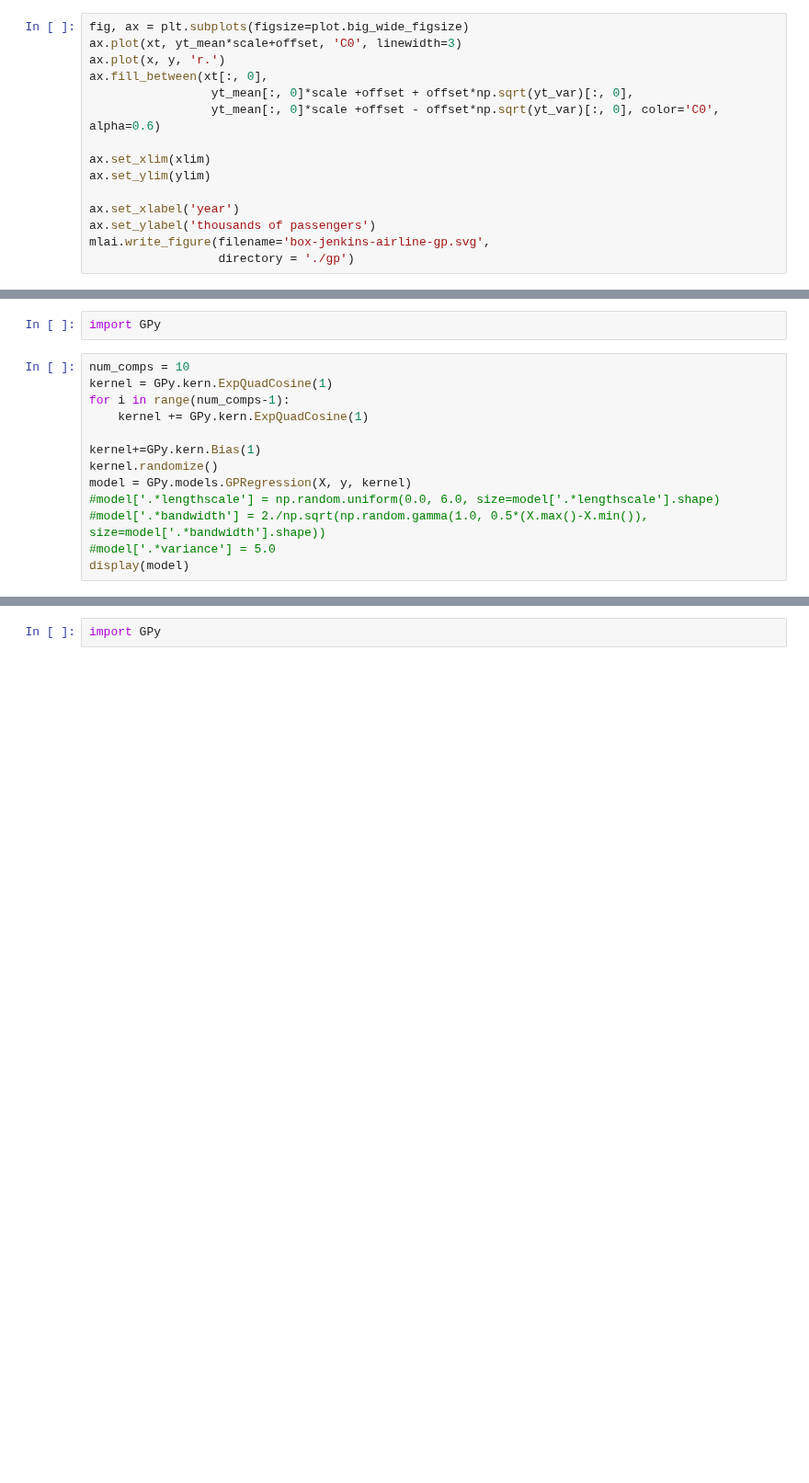
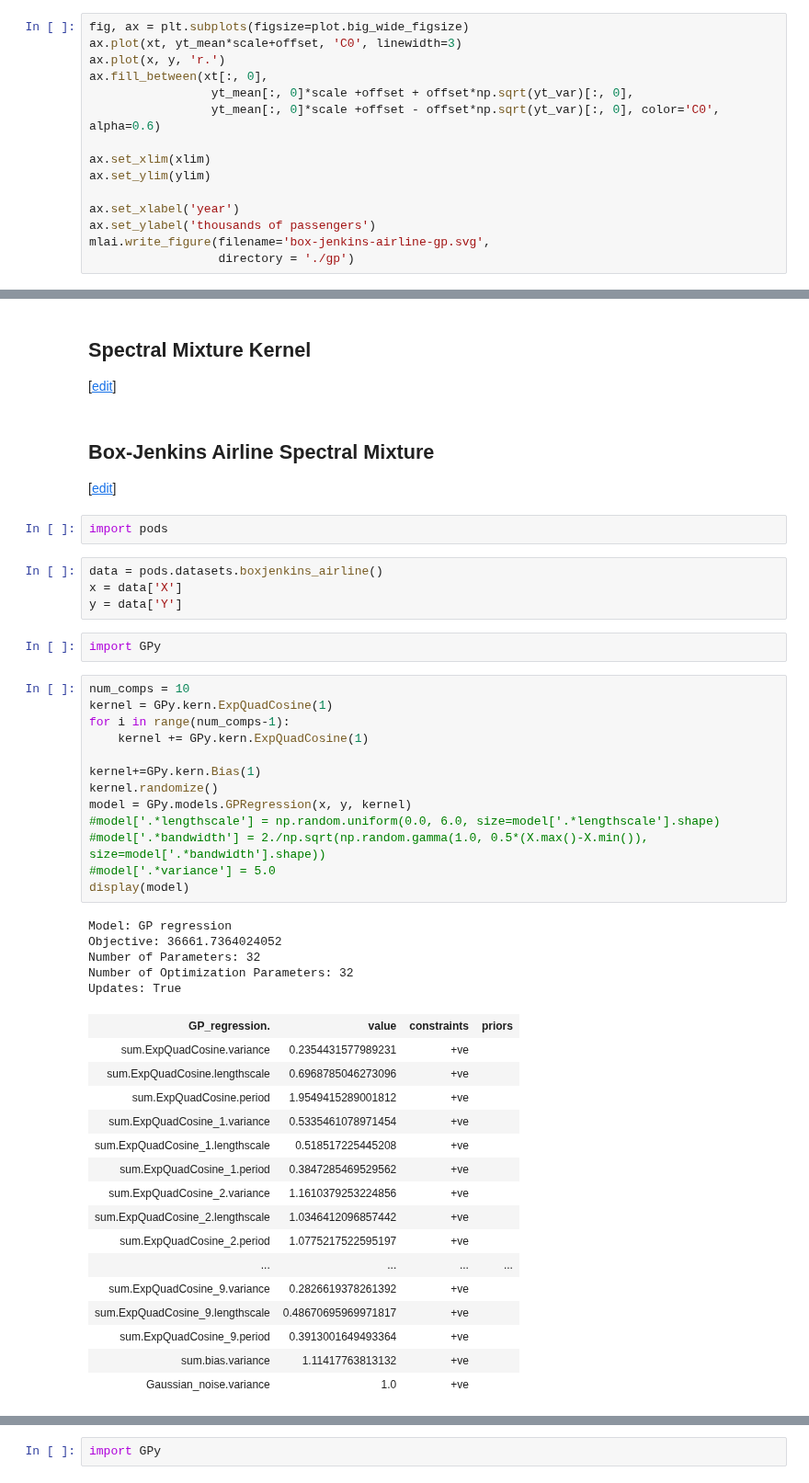
Before and after one commit to mlatcl/gpss, a Jupyter notebook: _notebooks/03-covariance-functions.ipynb, the cells around one changed output, grey strips where cells are left out. Shown at 92% size. Saved outputs shown, nothing was run; the diff lists cells and outputs as text; blank space fills up the shorter version.

```diff
--- a/_notebooks/03-covariance-functions.ipynb
+++ b/_notebooks/03-covariance-functions.ipynb
@@ -1917,17 +1764,57 @@ Spectral Mixture Kernel
+# %% [markdown]
+## Spectral Mixture Kernel
+
+<span class="editsection-bracket" style="">\[</span><span
+class="editsection"
+style=""><a href="https://github.com/lawrennd/talks/edit/gh-pages/_kern/includes/spectral-mixture-kernel.md" target="_blank" onclick="ga('send', 'event', 'Edit Page', 'Edit', 'https://github.com/lawrennd/talks/edit/gh-pages/_kern/includes/spectral-mixture-kernel.md', 13);">edit</a></span><span class="editsection-bracket" style="">\]</span>
+# %% [markdown]
+## Box-Jenkins Airline Spectral Mixture
+
+<span class="editsection-bracket" style="">\[</span><span
+class="editsection"
+style=""><a href="https://github.com/lawrennd/talks/edit/gh-pages/_kern/includes/box-jenkins-airline-spectral-mixture.md" target="_blank" onclick="ga('send', 'event', 'Edit Page', 'Edit', 'https://github.com/lawrennd/talks/edit/gh-pages/_kern/includes/box-jenkins-airline-spectral-mixture.md', 13);">edit</a></span><span class="editsection-bracket" style="">\]</span>
+# %%
+import pods
+# %%
+data = pods.datasets.boxjenkins_airline()
+x = data['X']
+y = data['Y']
 # %%
 import GPy
 # %%
 num_comps = 10
 kernel = GPy.kern.ExpQuadCosine(1)
 for i in range(num_comps-1):
     kernel += GPy.kern.ExpQuadCosine(1)
 
 kernel+=GPy.kern.Bias(1)
 kernel.randomize()
-model = GPy.models.GPRegression(X, y, kernel)
+model = GPy.models.GPRegression(x, y, kernel)
 #model['.*lengthscale'] = np.random.uniform(0.0, 6.0, size=model['.*lengthscale'].shape)
 #model['.*bandwidth'] = 2./np.sqrt(np.random.gamma(1.0, 0.5*(X.max()-X.min()), size=model['.*bandwidth'].shape))
 #model['.*variance'] = 5.0
 display(model)
+# %% [output]
+Model: GP regression
+Objective: 36661.7364024052
+Number of Parameters: 32
+Number of Optimization Parameters: 32
+Updates: True
+| GP_regression. | value | constraints | priors |
+| sum.ExpQuadCosine.variance | 0.2354431577989231 | +ve |  |
+| sum.ExpQuadCosine.lengthscale | 0.6968785046273096 | +ve |  |
+| sum.ExpQuadCosine.period | 1.9549415289001812 | +ve |  |
+| sum.ExpQuadCosine_1.variance | 0.5335461078971454 | +ve |  |
+| sum.ExpQuadCosine_1.lengthscale | 0.518517225445208 | +ve |  |
+| sum.ExpQuadCosine_1.period | 0.3847285469529562 | +ve |  |
+| sum.ExpQuadCosine_2.variance | 1.1610379253224856 | +ve |  |
+| sum.ExpQuadCosine_2.lengthscale | 1.0346412096857442 | +ve |  |
+| sum.ExpQuadCosine_2.period | 1.0775217522595197 | +ve |  |
+| ... | ... | ... | ... |
+| sum.ExpQuadCosine_9.variance | 0.2826619378261392 | +ve |  |
+| sum.ExpQuadCosine_9.lengthscale | 0.48670695969971817 | +ve |  |
+| sum.ExpQuadCosine_9.period | 0.3913001649493364 | +ve |  |
+| sum.bias.variance | 1.11417763813132 | +ve |  |
+| Gaussian_noise.variance | 1.0 | +ve |  |
 # %%
 model.optimize(messages=True)
```
Also changed, not shown: parts of 218 cells of this notebook, 11 other files.
